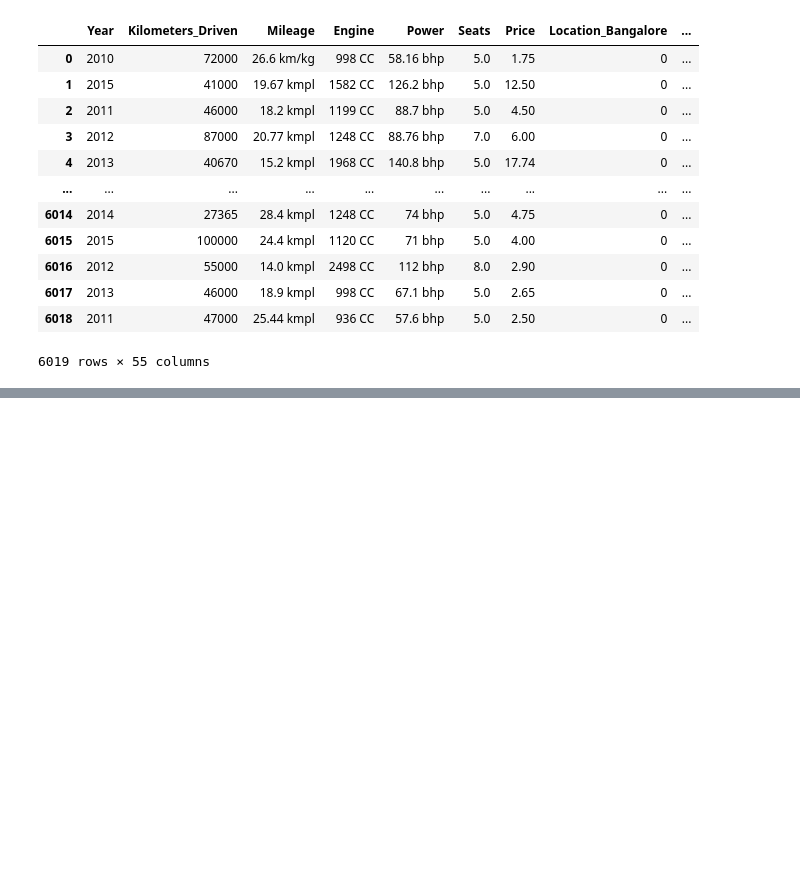
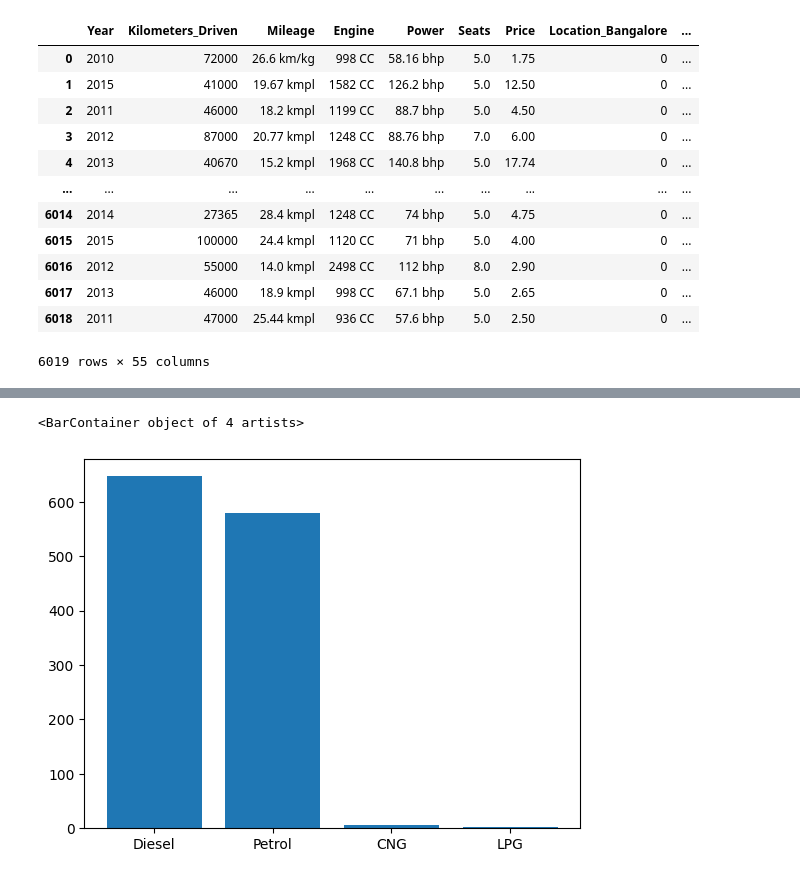
Before and after one commit to Ajinmakkanal/Machine-learning, a Jupyter notebook: regressiion/car_price_traindata.ipynb, the cells around one changed output, grey strips where cells are left out. Drawn from its saved outputs; the diff is of its cells as text; code cells hidden in the pictures; blank space fills up the shorter version.

```diff
--- a/regressiion/car_price_traindata.ipynb
+++ b/regressiion/car_price_traindata.ipynb
@@ -339,0 +546,4 @@ df8
+# %%
+#now taking the testing data
+DF=pd.read_csv('test-data.csv')
+DF
@@ -339,0 +647,7 @@ df8
+# %%
+a1=DF['Fuel_Type'].value_counts()
+# %%
+plt.bar(a1.index,a1.values)
+# %% [output]
+<BarContainer object of 4 artists>
+[figure, added]
```
Also changed, not shown: parts of 60 cells of this notebook.
